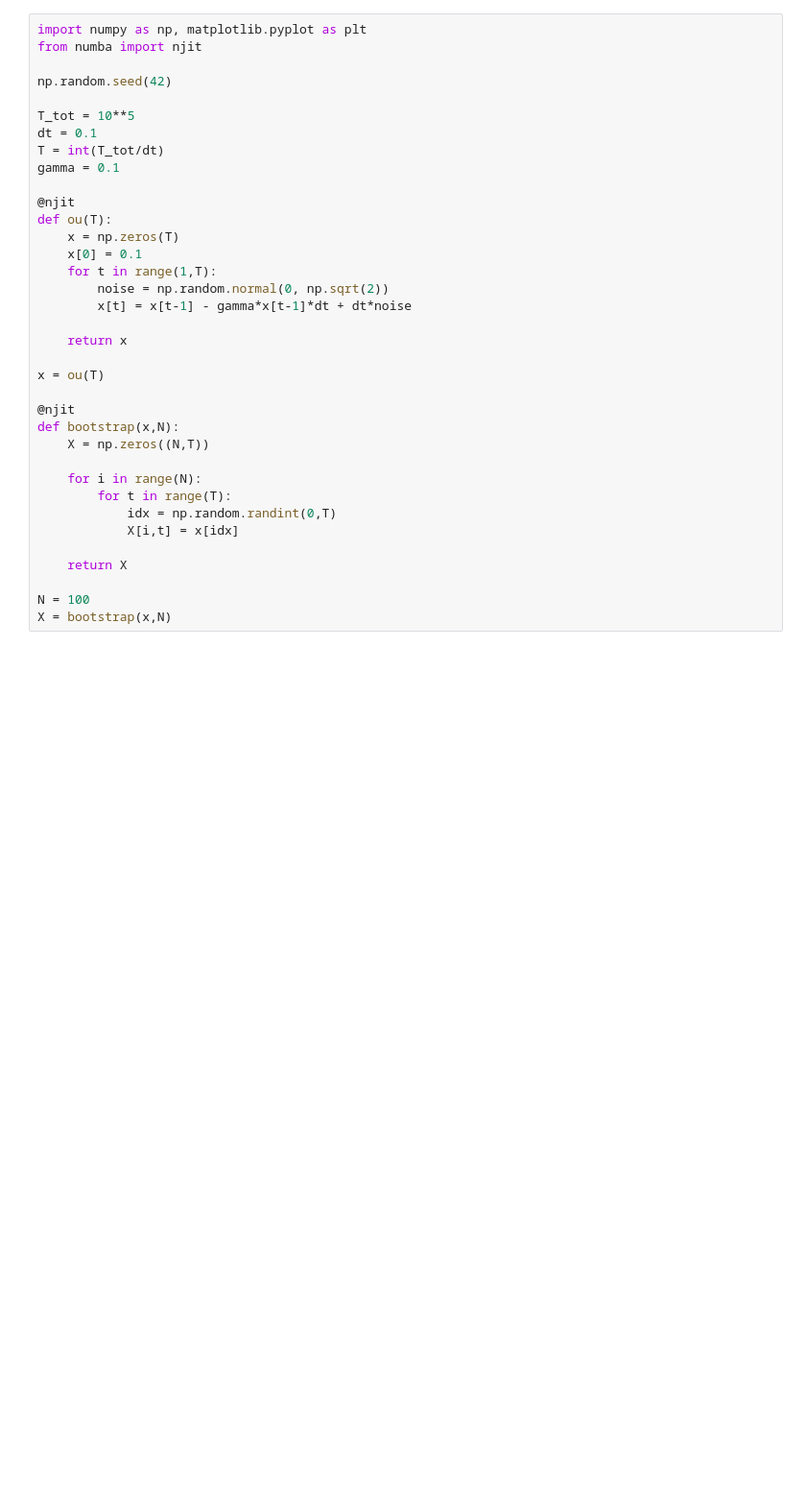
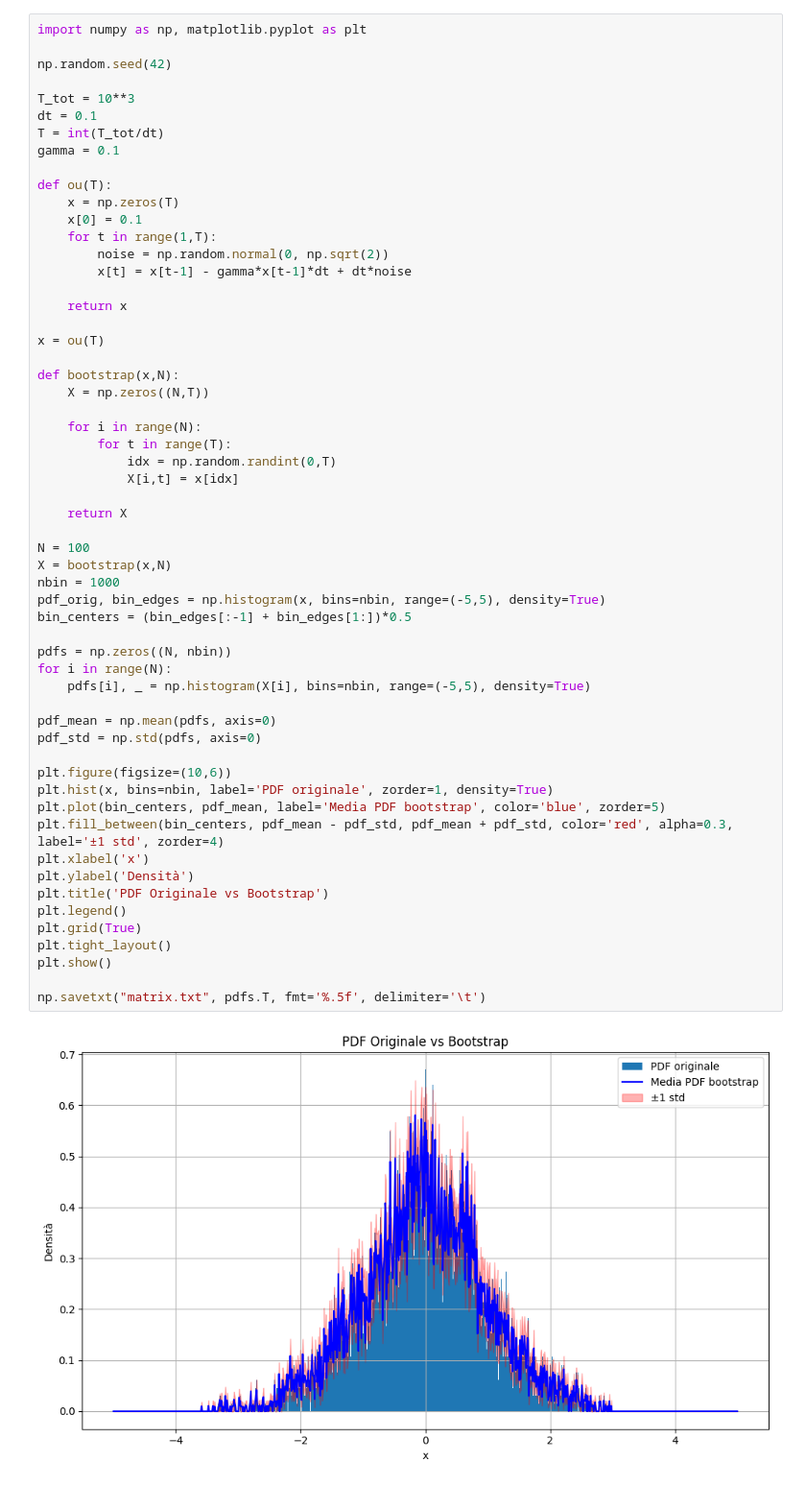
Before and after one commit to gfrise/Esame_Complessit-, a Jupyter notebook: Esame_2024.ipynb, the cells around one changed output. Shown at 96% size. Cells and saved outputs as stored; diff of their text form; blank space fills up the shorter version.

```diff
--- a/Esame_2024.ipynb
+++ b/Esame_2024.ipynb
@@ -1,36 +1,59 @@
 # %%
 import numpy as np, matplotlib.pyplot as plt
-from numba import njit
 
 np.random.seed(42)
 
-T_tot = 10**5
+T_tot = 10**3
 dt = 0.1
 T = int(T_tot/dt)
 gamma = 0.1
 
-@njit
 def ou(T):
     x = np.zeros(T)
     x[0] = 0.1
     for t in range(1,T):
         noise = np.random.normal(0, np.sqrt(2))
         x[t] = x[t-1] - gamma*x[t-1]*dt + dt*noise
 
     return x
 
 x = ou(T)
 
-@njit
 def bootstrap(x,N):
     X = np.zeros((N,T))
 
     for i in range(N):
         for t in range(T):
             idx = np.random.randint(0,T)
             X[i,t] = x[idx]
 
     return X
 
 N = 100
 X = bootstrap(x,N)
+nbin = 1000
+pdf_orig, bin_edges = np.histogram(x, bins=nbin, range=(-5,5), density=True)
+bin_centers = (bin_edges[:-1] + bin_edges[1:])*0.5
+
+pdfs = np.zeros((N, nbin))
+for i in range(N):
+    pdfs[i], _ = np.histogram(X[i], bins=nbin, range=(-5,5), density=True)
+
+pdf_mean = np.mean(pdfs, axis=0)
+pdf_std = np.std(pdfs, axis=0)
+
+plt.figure(figsize=(10,6))
+plt.hist(x, bins=nbin, label='PDF originale', zorder=1, density=True)
+plt.plot(bin_centers, pdf_mean, label='Media PDF bootstrap', color='blue', zorder=5)
+plt.fill_between(bin_centers, pdf_mean - pdf_std, pdf_mean + pdf_std, color='red', alpha=0.3, label='±1 std', zorder=4)
+plt.xlabel('x')
+plt.ylabel('Densità')
+plt.title('PDF Originale vs Bootstrap')
+plt.legend()
+plt.grid(True)
+plt.tight_layout()
+plt.show()
+
+np.savetxt("matrix.txt", pdfs.T, fmt='%.5f', delimiter='\t')
+# %% [output]
+[figure, added]
```
Also changed, not shown: parts of 1 cell of this notebook, 9 other files.
